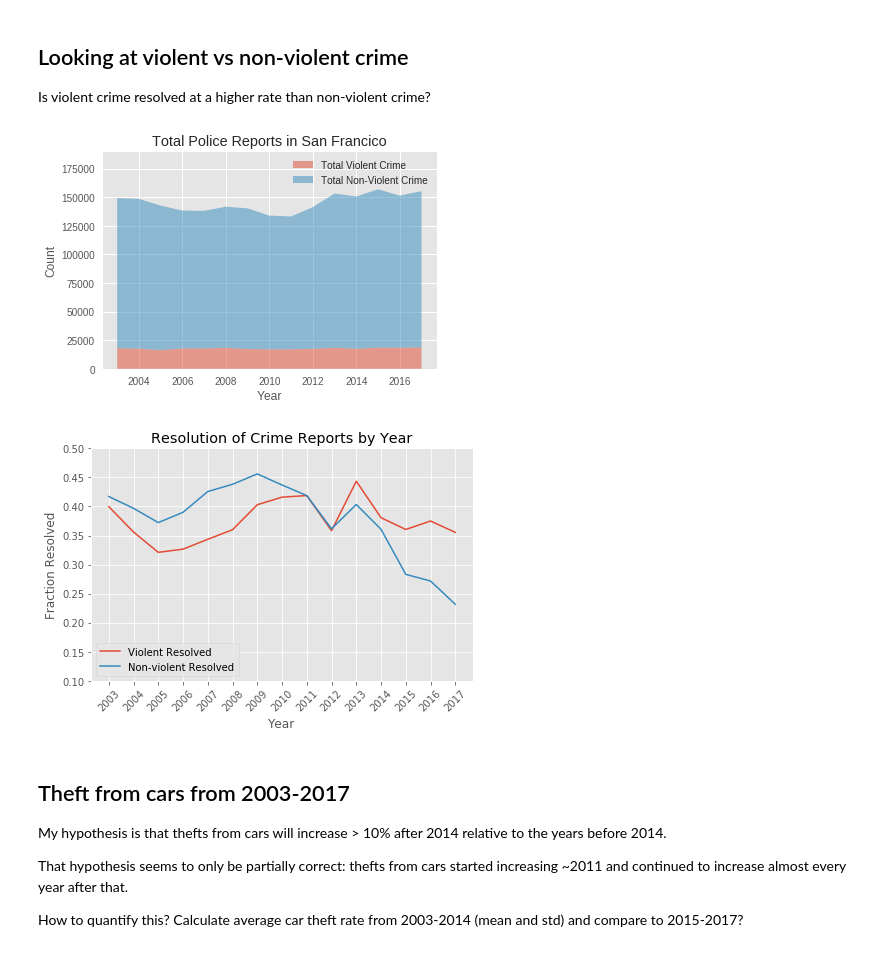
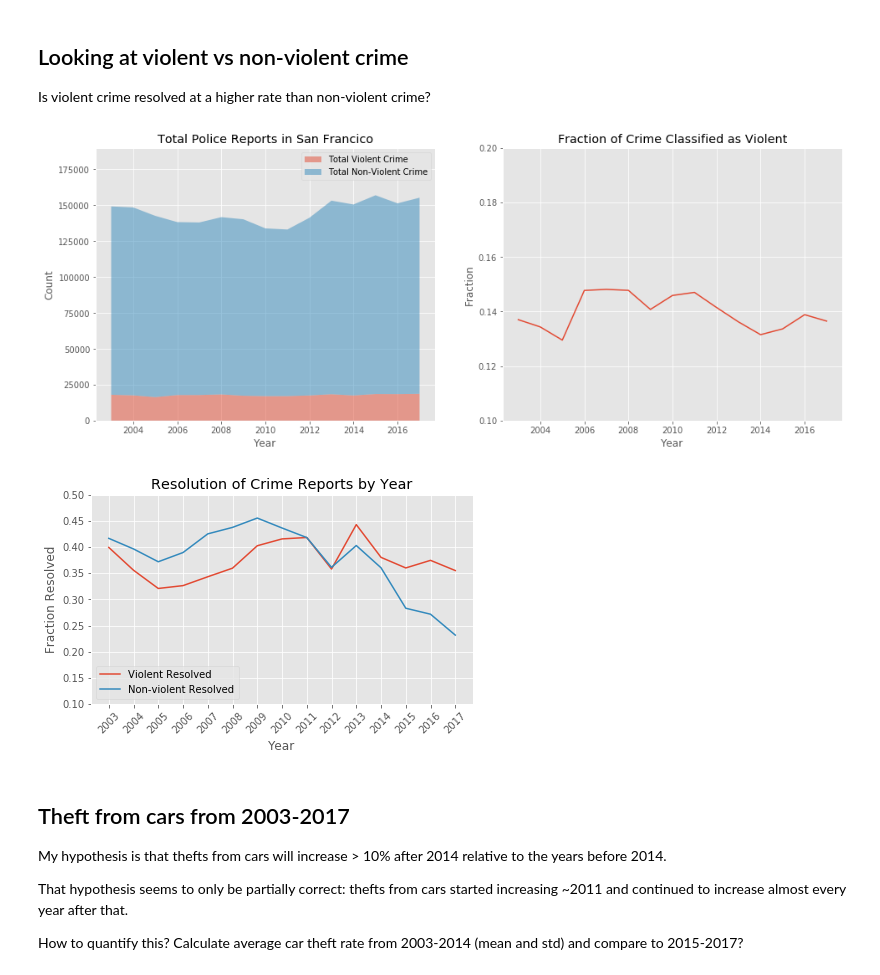
Before and after one commit to mkpetterson/sfcrime, a Jupyter notebook: crime_analysis.ipynb, the cells around one changed output. Drawn from its saved outputs; the diff is of its cells as text; code cells hidden in the pictures.

Commit message:
fixed plots

```diff
--- a/crime_analysis.ipynb
+++ b/crime_analysis.ipynb
@@ -107,31 +110,35 @@ Is violent crime resolved at a higher rate than non-violent crime?
 # %%
 # Look at overall crime rate
 mission_crime['Total Violent Crime'] = mission_crime['viol_in_mission'] + mission_crime['viol_ex_mission']
 
 mission_crime['Total Non-Violent Crime'] = mission_crime['nonviol_in_mission'] + mission_crime['nonviol_ex_mission']
 
 mission_crime['Ratio'] = mission_crime['Total Violent Crime']/mission_crime['Total Non-Violent Crime']
 
 
-#mission_crime['Total Violent Crime', 'Total Non-Violent Crime'].plot.area(alpha = 0.5)
-plt.stackplot(mission_crime['year'], mission_crime['Total Violent Crime'],
+fig, axes = plt.subplots(1,2, figsize=(16,6))
+
+ax = axes[0]
+ax.stackplot(mission_crime['year'], mission_crime['Total Violent Crime'],
               mission_crime['Total Non-Violent Crime'],
               labels=['Total Violent Crime', 'Total Non-Violent Crime'], alpha=0.5)
-plt.legend()
-plt.title('Total Police Reports in San Francico')
-plt.ylabel('Count')
-plt.xlabel('Year')
-plt.ylim(0,190000)
+ax.legend()
+ax.set_title('Total Police Reports in San Francico')
+ax.set_ylabel('Count')
+ax.set_xlabel('Year')
+ax.set_ylim(0,190000)
 
 
-# #Plot the data
-# helper.plotter_onegraph(mission_crime, 'year',
-#                         ['Total Violent Crime','Total Non-Violent Crime'],
-#                         'Ratio')
+ax = axes[1]
+ax.plot(mission_crime['year'], mission_crime['Ratio'])
+ax.set_title('Fraction of Crime Classified as Violent')
+ax.set_ylabel('Fraction')
+ax.set_xlabel('Year')
+ax.set_ylim(0.1, 0.2)
 
 plt.savefig('crime_in_sf.png', dpi=350)
 # %% [output]
-[figure, old version]
+[figure, new version]
 # %%
 # Resolution of crimes
 #plt.plot(auto_crime['year'], auto_crime['total_resolved_ct']/auto_crime['total_crime_ct'])
@@ -152,15 +159,17 @@ nres = pd.Series(nres)
 resolved = pd.DataFrame({'Year': pd.Series(years), 'Violent Resolved': vres, 'Non-violent Resolved': nres})
 resolved
 
+
 helper.plotter_onegraph(resolved, 'Year', ['Violent Resolved', 'Non-violent Resolved'])
 plt.ylabel('Fraction Resolved')
 plt.title('Resolution of Crime Reports by Year')
 plt.xticks(rotation=45)
 plt.ylim(0.1, 0.5)
-plt.savefig('resolution.png', dpi=350)
-plt.show()
+fig.tight_layout()
+plt.subplots_adjust(top=.88)
+plt.savefig('resolution.png', bbox_inches='tight', dpi=350)
 # %% [output]
-[figure, old version]
+[figure, new version]
 # %% [markdown]
 ## Theft from cars from 2003-2017
 
```
Also changed, not shown: parts of 11 cells of this notebook, 14 other files.
